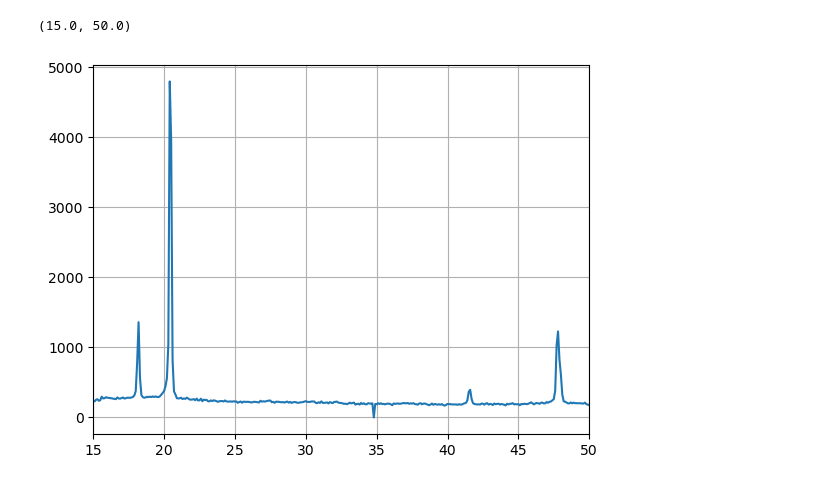
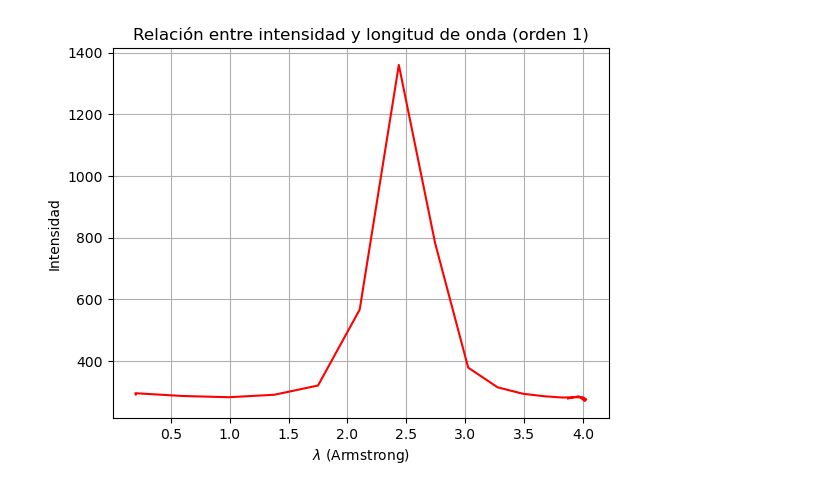
Before and after one commit to ccuellarn/Laboratorio-Intermedio---Pr-cticas20242, a Jupyter notebook: Rayos X/Rayos X.ipynb, the cells around one changed output. Saved outputs shown, nothing was run; the diff lists cells and outputs as text; code cells hidden in the pictures.

```diff
--- a/Rayos X/Rayos X.ipynb
+++ b/Rayos X/Rayos X.ipynb
@@ -33,9 +38,26 @@ Data9A2 = Data(r"C:\Users\clauw\Documents\Programming\Laboratorio-Intermedio---P
 # %%
-x1 = Data1A1['Ang']
-y1 = Data1A1['In']
-plt.plot(x1,y1)
+dZn = 2.014
+x1 = []
+y1 = []
+
+x11 = []
+y11 = []
+
+for i in range(0,521):
+    if Data1A1['Ang'][i]>=17.0 and Data1A1['Ang'][i]<19.0:
+        x1.append(np.abs(2*dZn*(np.sin(Data1A1['Ang'][i]))/1))
+        y1.append(Data1A1['In'][i])
+
+    if Data1A1['Ang'][i]>=20.0 and Data1A1['Ang'][i]<21.0:
+        x11.append(np.abs(2*dZn*(np.sin(Data1A1['Ang'][i]))/1))
+        y11.append(Data1A1['In'][i])
+
+plt.plot(x1,y1,color='r')
+
 plt.grid()
-plt.xlim(15,50)
+plt.title('Relación entre intensidad y longitud de onda (orden 1)')
+plt.xlabel(r"$\lambda$ (Armstrong)")
+plt.ylabel('Intensidad')
+plt.show()
 # %% [output]
-(15.0, 50.0)
-[figure, old version]
+[figure, new version]
```
Also changed, not shown: parts of 6 cells of this notebook.
